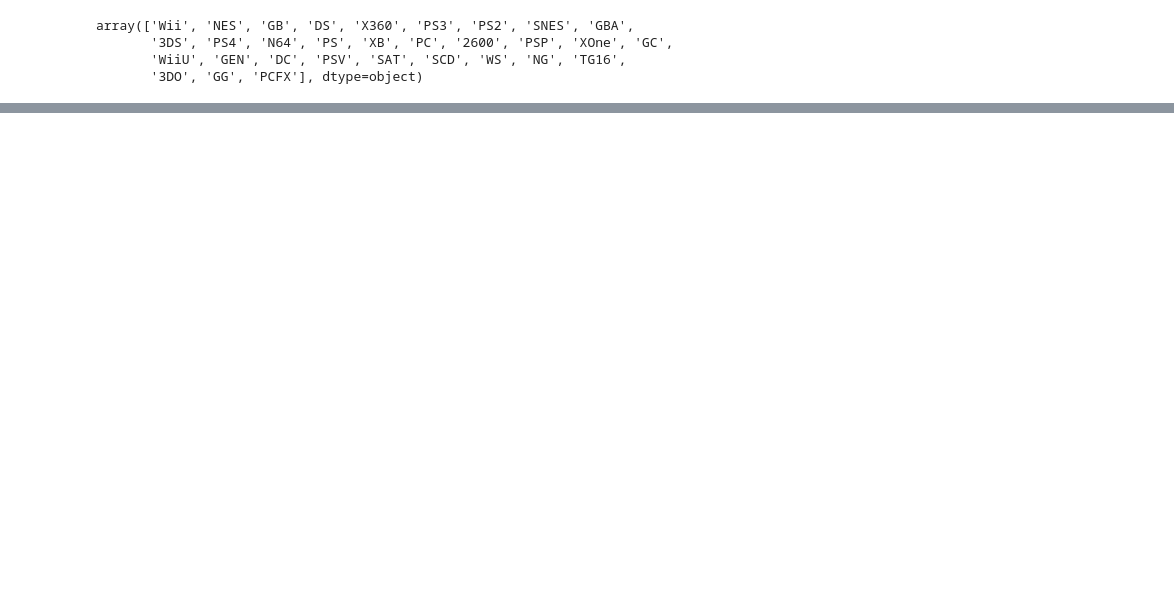
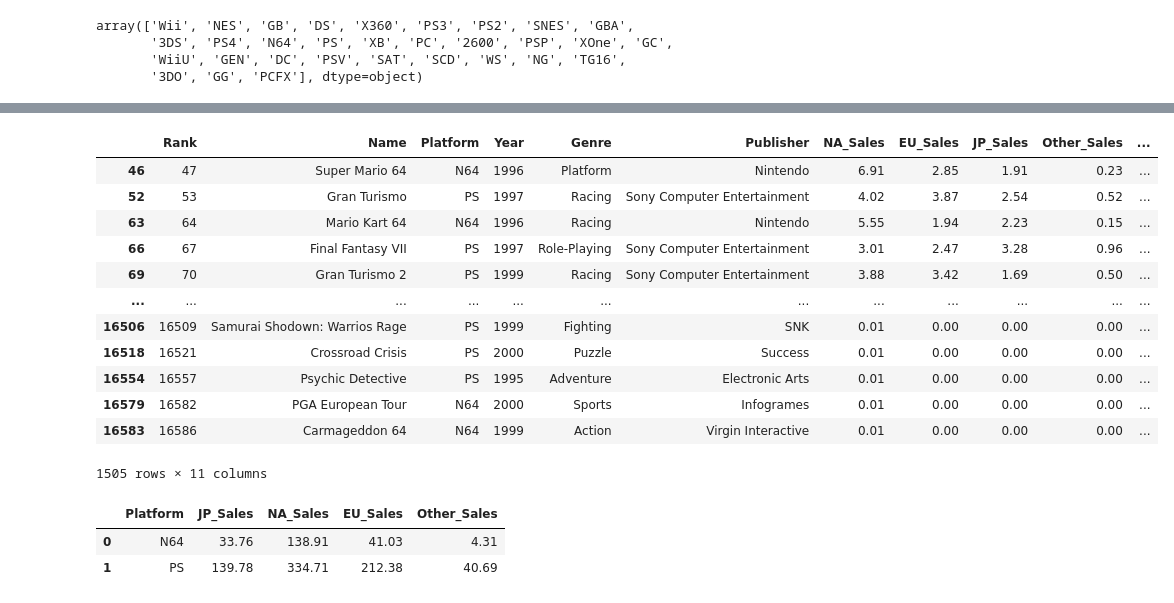
Before and after one commit to hermeson883/Big_Data_Work, a Jupyter notebook: Games_sales.ipynb, the cells around one changed output, grey strips where cells are left out. Drawn from its saved outputs; the diff is of its cells as text; code cells hidden in the pictures; blank space fills up the shorter version.

```diff
--- a/Games_sales.ipynb
+++ b/Games_sales.ipynb
@@ -191,0 +434,24 @@ atari.sort_values(by='Global_Sales', ascending=False).head(10)
+# %%
+ps1_n64 = games_sale.loc[(games_sale['Platform'] == 'N64') | (games_sale['Platform'] == "PS")]
+ps1_n64
+# %% [output]
+|  | Rank | Name | Platform | Year | Genre | Publisher | NA_Sales | EU_Sales | JP_Sales | Other_Sales | ... |
+| 46 | 47 | Super Mario 64 | N64 | 1996 | Platform | Nintendo | 6.91 | 2.85 | 1.91 | 0.23 | ... |
+| 52 | 53 | Gran Turismo | PS | 1997 | Racing | Sony Computer Entertainment | 4.02 | 3.87 | 2.54 | 0.52 | ... |
+| 63 | 64 | Mario Kart 64 | N64 | 1996 | Racing | Nintendo | 5.55 | 1.94 | 2.23 | 0.15 | ... |
+| 66 | 67 | Final Fantasy VII | PS | 1997 | Role-Playing | Sony Computer Entertainment | 3.01 | 2.47 | 3.28 | 0.96 | ... |
+| 69 | 70 | Gran Turismo 2 | PS | 1999 | Racing | Sony Computer Entertainment | 3.88 | 3.42 | 1.69 | 0.50 | ... |
+| ... | ... | ... | ... | ... | ... | ... | ... | ... | ... | ... | ... |
+| 16506 | 16509 | Samurai Shodown: Warrios Rage | PS | 1999 | Fighting | SNK | 0.01 | 0.00 | 0.00 | 0.00 | ... |
+| 16518 | 16521 | Crossroad Crisis | PS | 2000 | Puzzle | Success | 0.01 | 0.00 | 0.00 | 0.00 | ... |
+| 16554 | 16557 | Psychic Detective | PS | 1995 | Adventure | Electronic Arts | 0.01 | 0.00 | 0.00 | 0.00 | ... |
+| 16579 | 16582 | PGA European Tour | N64 | 2000 | Sports | Infogrames | 0.01 | 0.00 | 0.00 | 0.00 | ... |
+| 16583 | 16586 | Carmageddon 64 | N64 | 1999 | Action | Virgin Interactive | 0.01 | 0.00 | 0.00 | 0.00 | ... |
+1505 rows × 11 columns
+# %%
+jp_sales = ps1_n64.groupby(['Platform'], as_index=False)[['JP_Sales', 'NA_Sales', 'EU_Sales', 'Other_Sales']].sum()
+jp_sales
+# %% [output]
+|  | Platform | JP_Sales | NA_Sales | EU_Sales | Other_Sales |
+| 0 | N64 | 33.76 | 138.91 | 41.03 | 4.31 |
+| 1 | PS | 139.78 | 334.71 | 212.38 | 40.69 |
```
Also changed, not shown: parts of 72 cells of this notebook.
